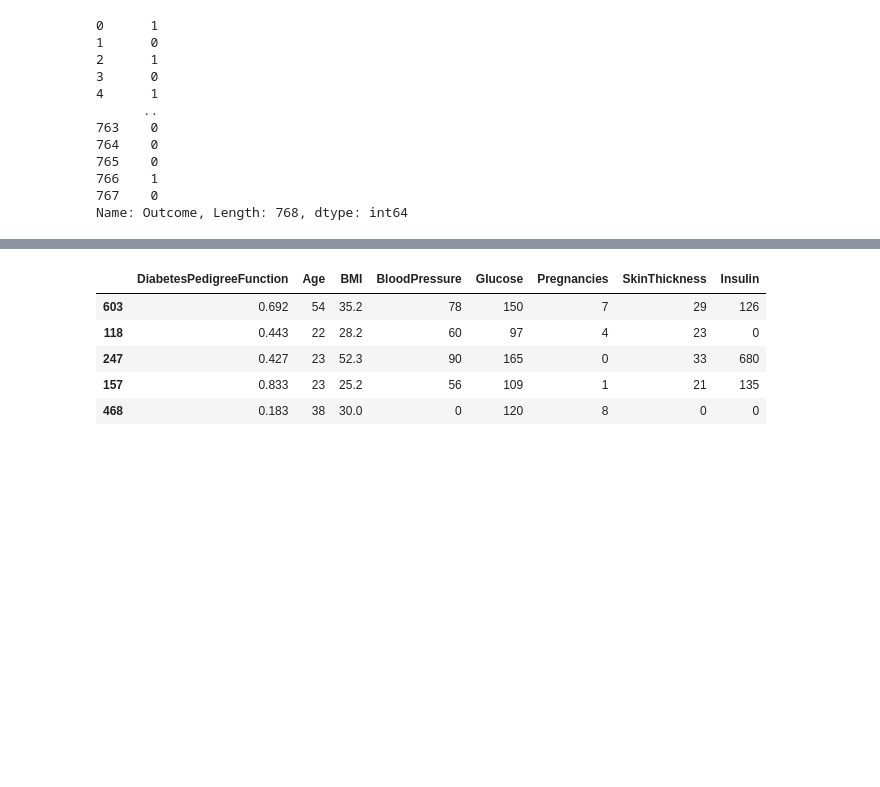
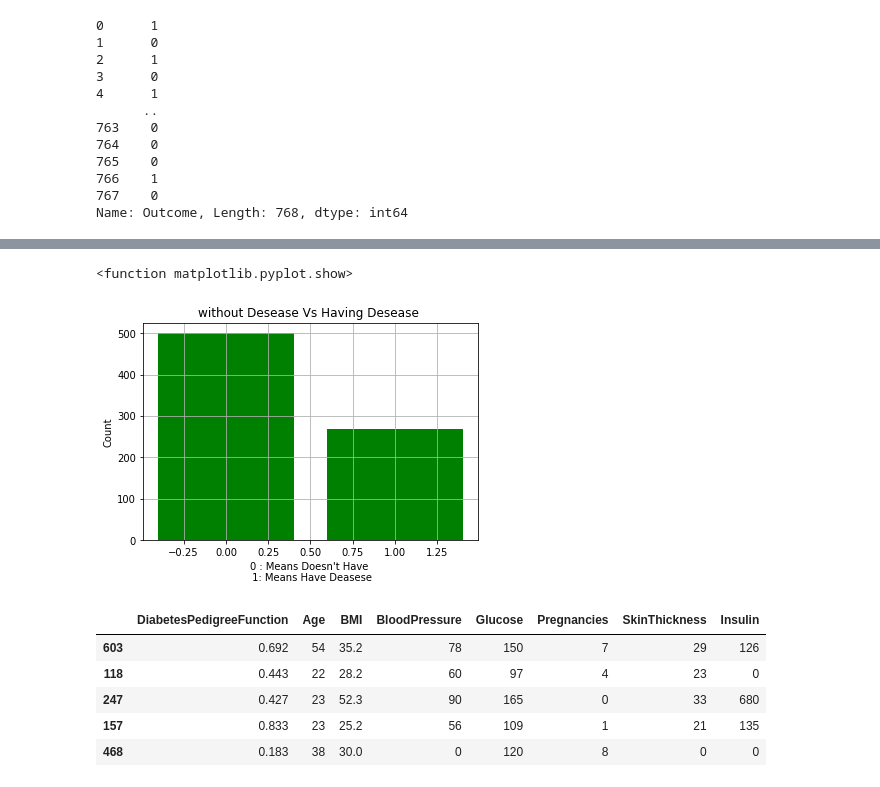
Before and after one commit to arifaa8/DiabeticDeseasePred_Exposys_Data_Labs_Intern, a Jupyter notebook: Untitled6.ipynb, the cells around one changed output, grey strips where cells are left out. Drawn from its saved outputs; the diff is of its cells as text; code cells hidden in the pictures; blank space fills up the shorter version.

```diff
--- a/Untitled6.ipynb
+++ b/Untitled6.ipynb
@@ -82,3 +105,15 @@ Name: Outcome, Length: 768, dtype: int64
+# %%
+plt.xlabel("0 : Means Doesn't Have \n 1: Means Have Deasese")
+plt.ylabel("Count")
+plt.title("without Desease Vs Having Desease ")
+plt.grid(True)
+c=pd.value_counts(df["Outcome"])
+x=pd.DataFrame(c,columns=['Outcome','Count'] )
+plt.bar(x.index,x.Outcome,color="Green")
+plt.show
+# %% [output]
+<function matplotlib.pyplot.show>
+[figure, added]
 # %%
 from sklearn.model_selection import train_test_split
 train_x ,test_x ,train_y ,test_y = train_test_split(df[["DiabetesPedigreeFunction","Age","BMI","BloodPressure","Glucose","Pregnancies","SkinThickness","Insulin"]],df.Outcome,test_size=0.2,random_state=0)
```
Also changed, not shown: parts of 2 cells of this notebook.
